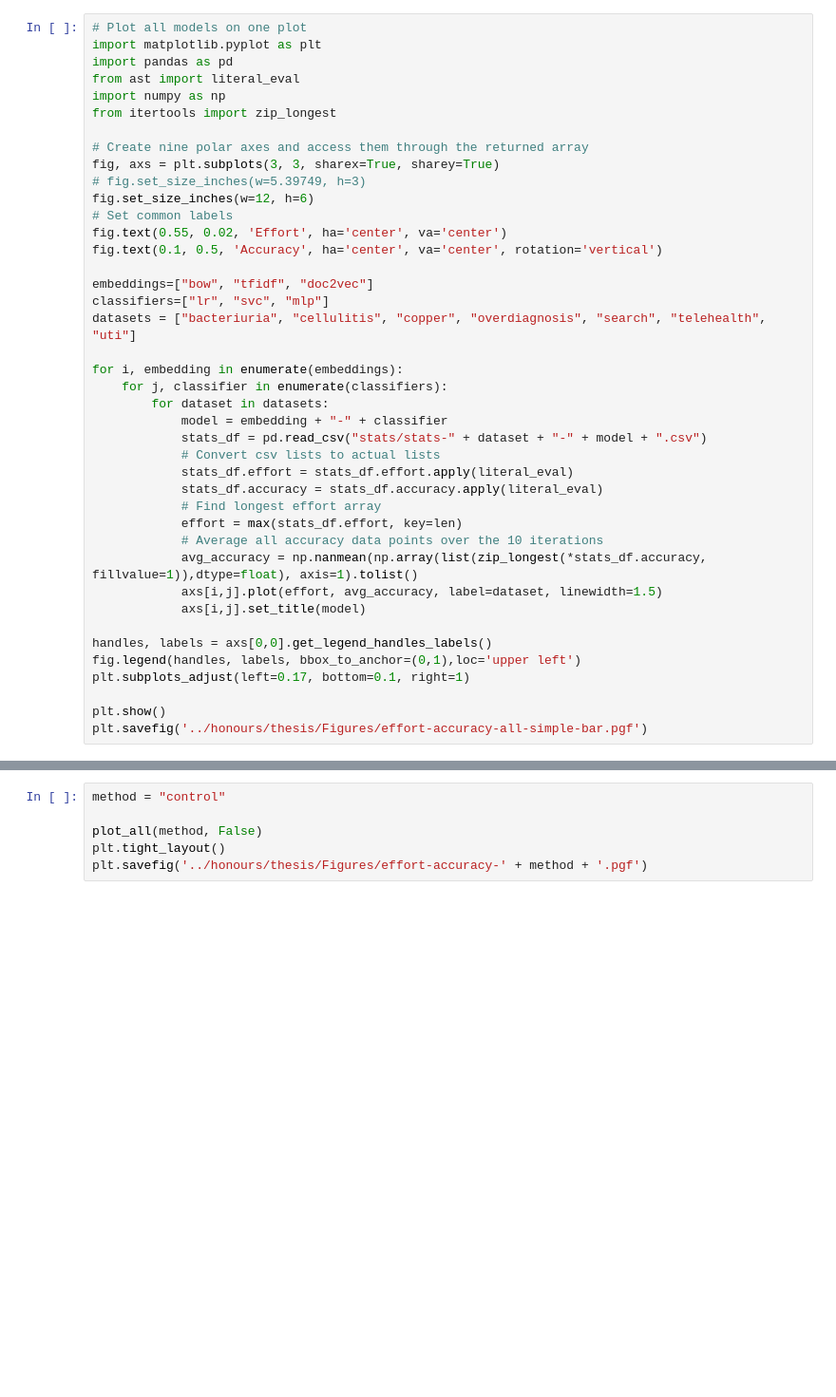
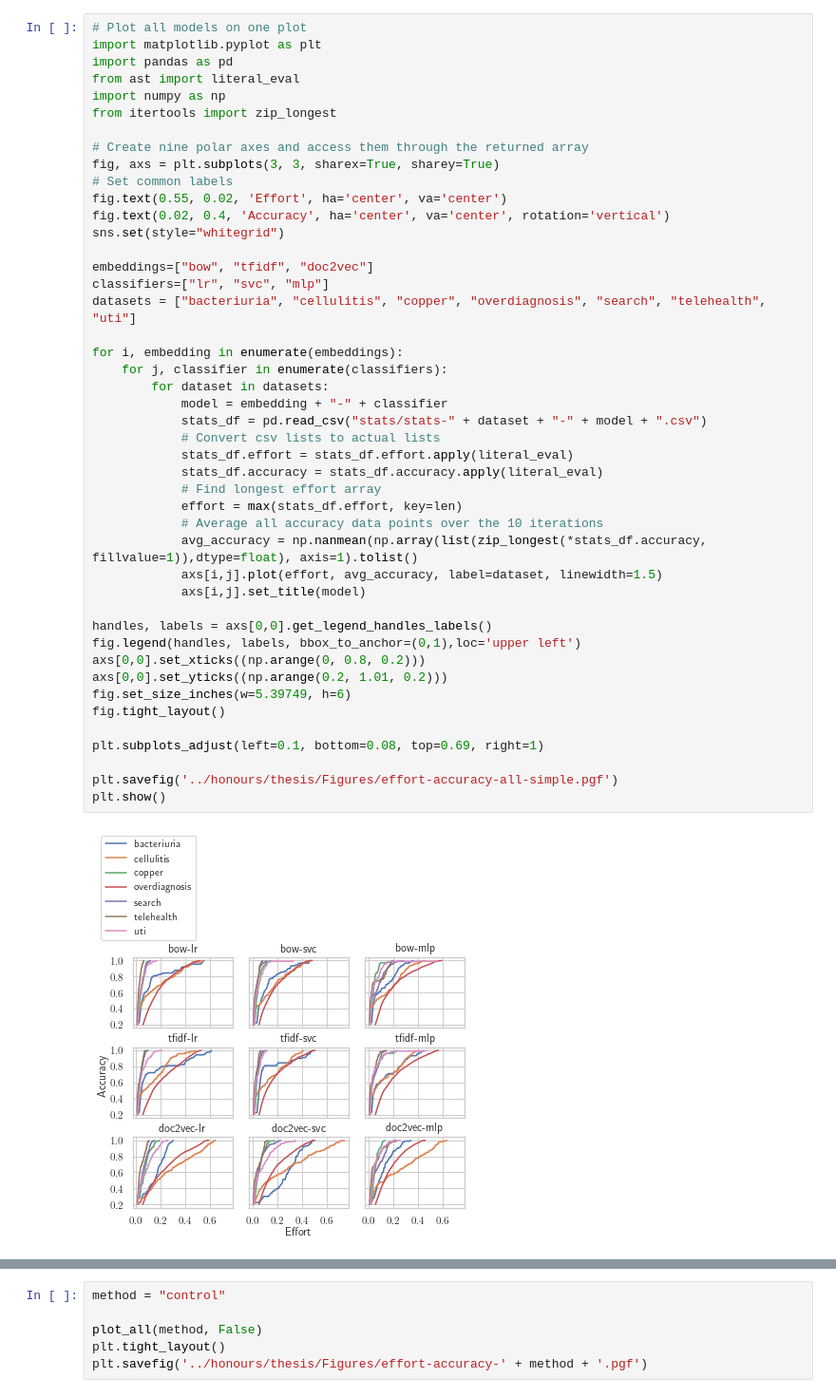
Before and after one commit to connorf25/automated-screening, a Jupyter notebook: stats-analysis.ipynb, the cells around one changed output, grey strips where cells are left out. Shown at 95% size. Drawn from its saved outputs; the diff is of its cells as text; blank space fills up the shorter version.

Commit message:
style: Improved style of simple plots

```diff
--- a/stats-analysis.ipynb
+++ b/stats-analysis.ipynb
@@ -200,35 +125,41 @@ import numpy as np
 from itertools import zip_longest
 
 # Create nine polar axes and access them through the returned array
 fig, axs = plt.subplots(3, 3, sharex=True, sharey=True)
-# fig.set_size_inches(w=5.39749, h=3)
-fig.set_size_inches(w=12, h=6)
 # Set common labels
 fig.text(0.55, 0.02, 'Effort', ha='center', va='center')
-fig.text(0.1, 0.5, 'Accuracy', ha='center', va='center', rotation='vertical')
+fig.text(0.02, 0.4, 'Accuracy', ha='center', va='center', rotation='vertical')
+sns.set(style="whitegrid")
 
 embeddings=["bow", "tfidf", "doc2vec"]
 classifiers=["lr", "svc", "mlp"]
 datasets = ["bacteriuria", "cellulitis", "copper", "overdiagnosis", "search", "telehealth", "uti"]
 
 for i, embedding in enumerate(embeddings):
 	for j, classifier in enumerate(classifiers):
 		for dataset in datasets:
 			model = embedding + "-" + classifier
 			stats_df = pd.read_csv("stats/stats-" + dataset + "-" + model + ".csv")
 			# Convert csv lists to actual lists
 			stats_df.effort = stats_df.effort.apply(literal_eval)
 			stats_df.accuracy = stats_df.accuracy.apply(literal_eval)
 			# Find longest effort array
 			effort = max(stats_df.effort, key=len)
 			# Average all accuracy data points over the 10 iterations
 			avg_accuracy = np.nanmean(np.array(list(zip_longest(*stats_df.accuracy, fillvalue=1)),dtype=float), axis=1).tolist()
 			axs[i,j].plot(effort, avg_accuracy, label=dataset, linewidth=1.5)
 			axs[i,j].set_title(model)
 
 handles, labels = axs[0,0].get_legend_handles_labels()
 fig.legend(handles, labels, bbox_to_anchor=(0,1),loc='upper left')
-plt.subplots_adjust(left=0.17, bottom=0.1, right=1)
+axs[0,0].set_xticks((np.arange(0, 0.8, 0.2)))
+axs[0,0].set_yticks((np.arange(0.2, 1.01, 0.2)))
+fig.set_size_inches(w=5.39749, h=6)
+fig.tight_layout()
 
+plt.subplots_adjust(left=0.1, bottom=0.08, top=0.69, right=1)
+
+plt.savefig('../honours/thesis/Figures/effort-accuracy-all-simple.pgf')
 plt.show()
-plt.savefig('../honours/thesis/Figures/effort-accuracy-all-simple-bar.pgf')
+# %% [output]
+[figure, added]
```
Also changed, not shown: parts of 3 cells of this notebook.
